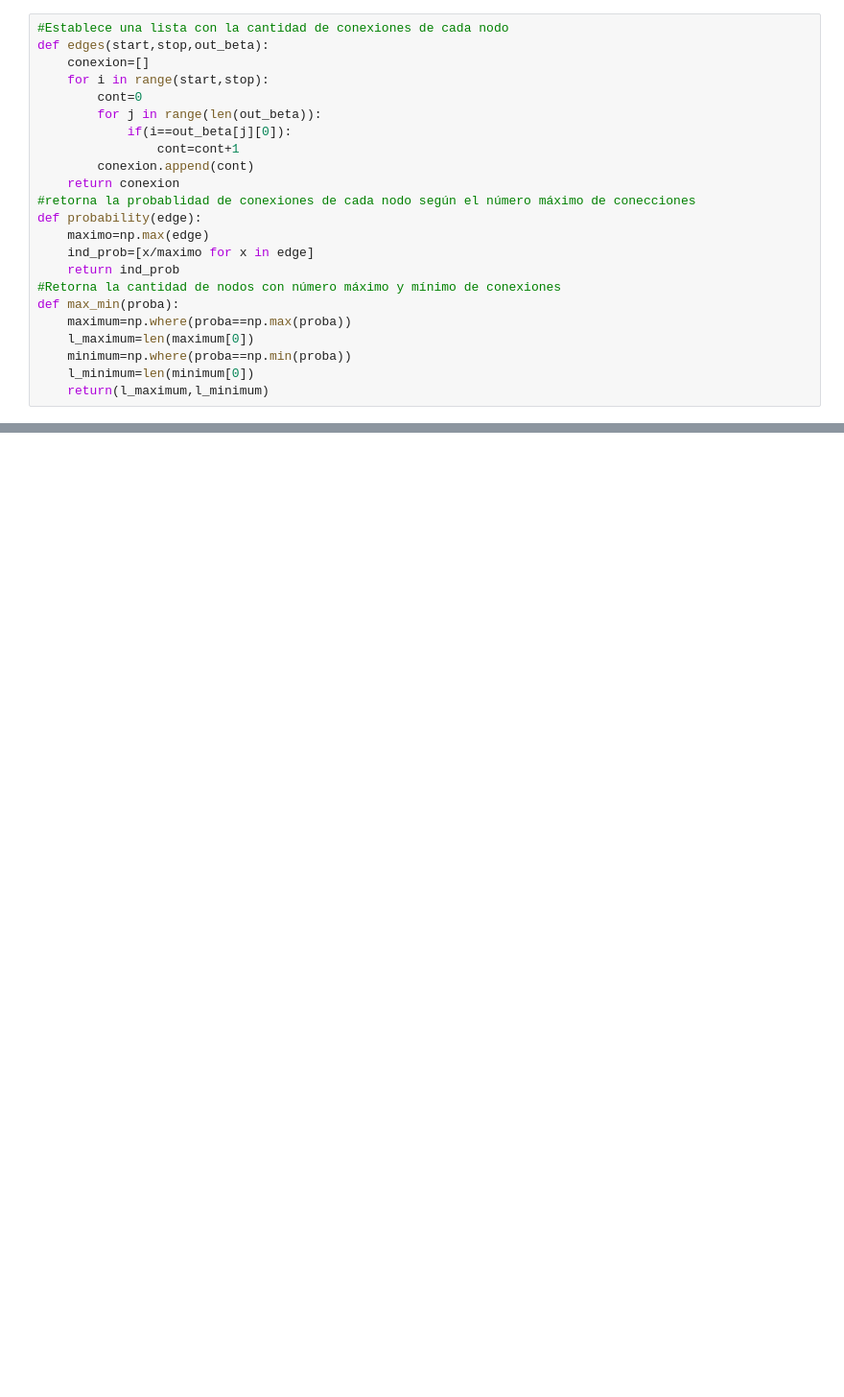
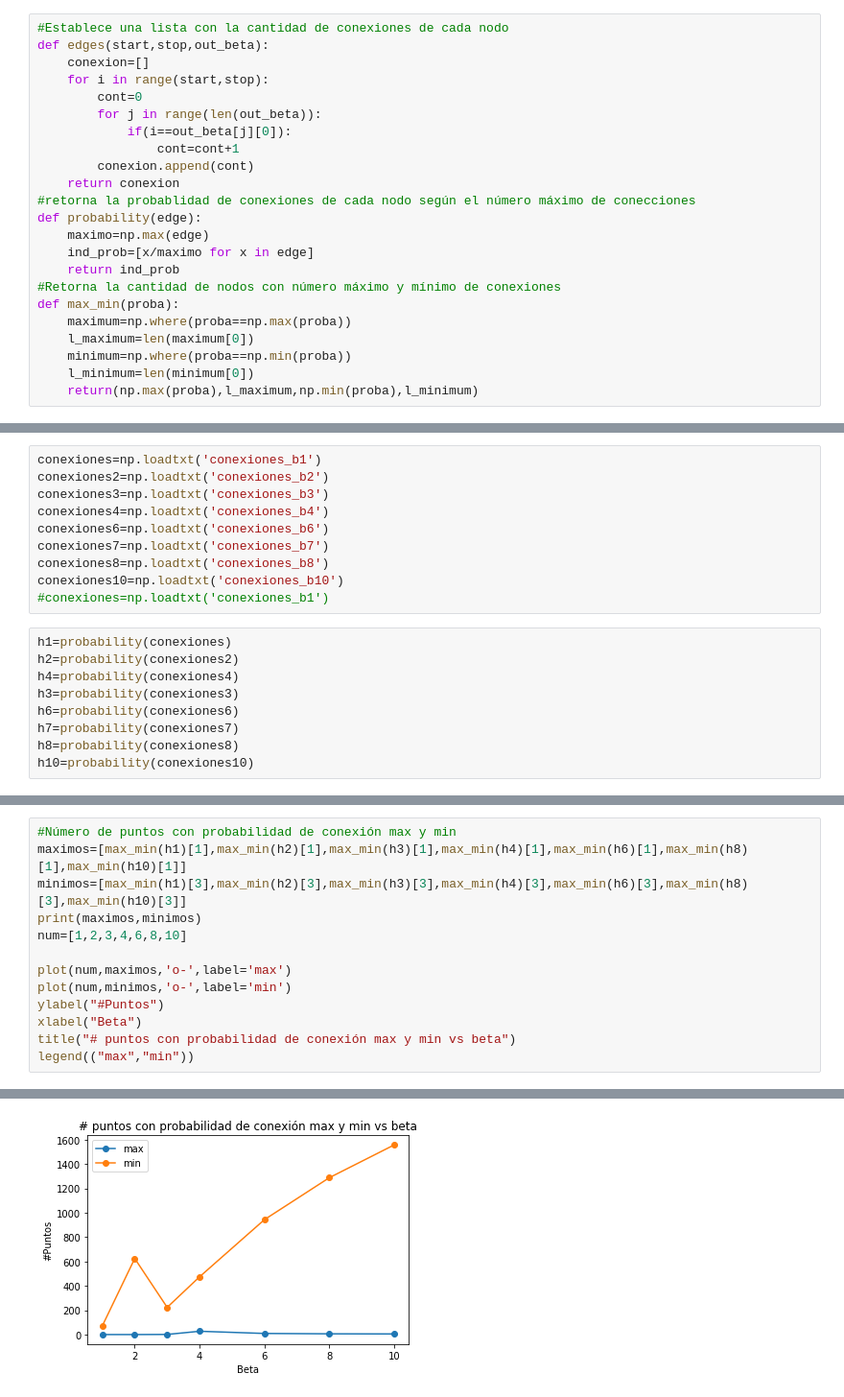
Before and after one commit to mvgarcia/B-Skeleton, a Jupyter notebook: conect.ipynb, the cells around one changed output, grey strips where cells are left out. Shown at 96% size. Saved outputs shown, nothing was run; the diff lists cells and outputs as text; blank space fills up the shorter version.

Commit message:
Se arregló lo de la probabilidad
Aún está la vieja probabilidad. Se debe eliminar todo el código que ya no se usa

```diff
--- a/conect.ipynb
+++ b/conect.ipynb
@@ -42,4 +38,4 @@ def max_min(proba):
     l_maximum=len(maximum[0])
     minimum=np.where(proba==np.min(proba))
     l_minimum=len(minimum[0])
-    return(l_maximum,l_minimum)
+    return(np.max(proba),l_maximum,np.min(proba),l_minimum)
@@ -58,0 +55,19 @@ NameError: name 'veces' is not defined
+# %%
+conexiones=np.loadtxt('conexiones_b1')
+conexiones2=np.loadtxt('conexiones_b2')
+conexiones3=np.loadtxt('conexiones_b3')
+conexiones4=np.loadtxt('conexiones_b4')
+conexiones6=np.loadtxt('conexiones_b6')
+conexiones7=np.loadtxt('conexiones_b7')
+conexiones8=np.loadtxt('conexiones_b8')
+conexiones10=np.loadtxt('conexiones_b10')
+#conexiones=np.loadtxt('conexiones_b1')
+# %%
+h1=probability(conexiones)
+h2=probability(conexiones2)
+h4=probability(conexiones4)
+h3=probability(conexiones3)
+h6=probability(conexiones6)
+h7=probability(conexiones7)
+h8=probability(conexiones8)
+h10=probability(conexiones10)
@@ -58,0 +133,14 @@ NameError: name 'veces' is not defined
+# %%
+#Número de puntos con probabilidad de conexión max y min
+maximos=[max_min(h1)[1],max_min(h2)[1],max_min(h3)[1],max_min(h4)[1],max_min(h6)[1],max_min(h8)[1],max_min(h10)[1]]
+minimos=[max_min(h1)[3],max_min(h2)[3],max_min(h3)[3],max_min(h4)[3],max_min(h6)[3],max_min(h8)[3],max_min(h10)[3]]
+print(maximos,minimos)
+num=[1,2,3,4,6,8,10]
+
+plot(num,maximos,'o-',label='max')
+plot(num,minimos,'o-',label='min')
+ylabel("#Puntos")
+xlabel("Beta")
+title("# puntos con probabilidad de conexión max y min vs beta")
+legend(("max","min"))
+# %% [output]
@@ -58,0 +149 @@ NameError: name 'veces' is not defined
+[figure, added]
```
Also changed, not shown: parts of 32 cells of this notebook, 4 other files.
